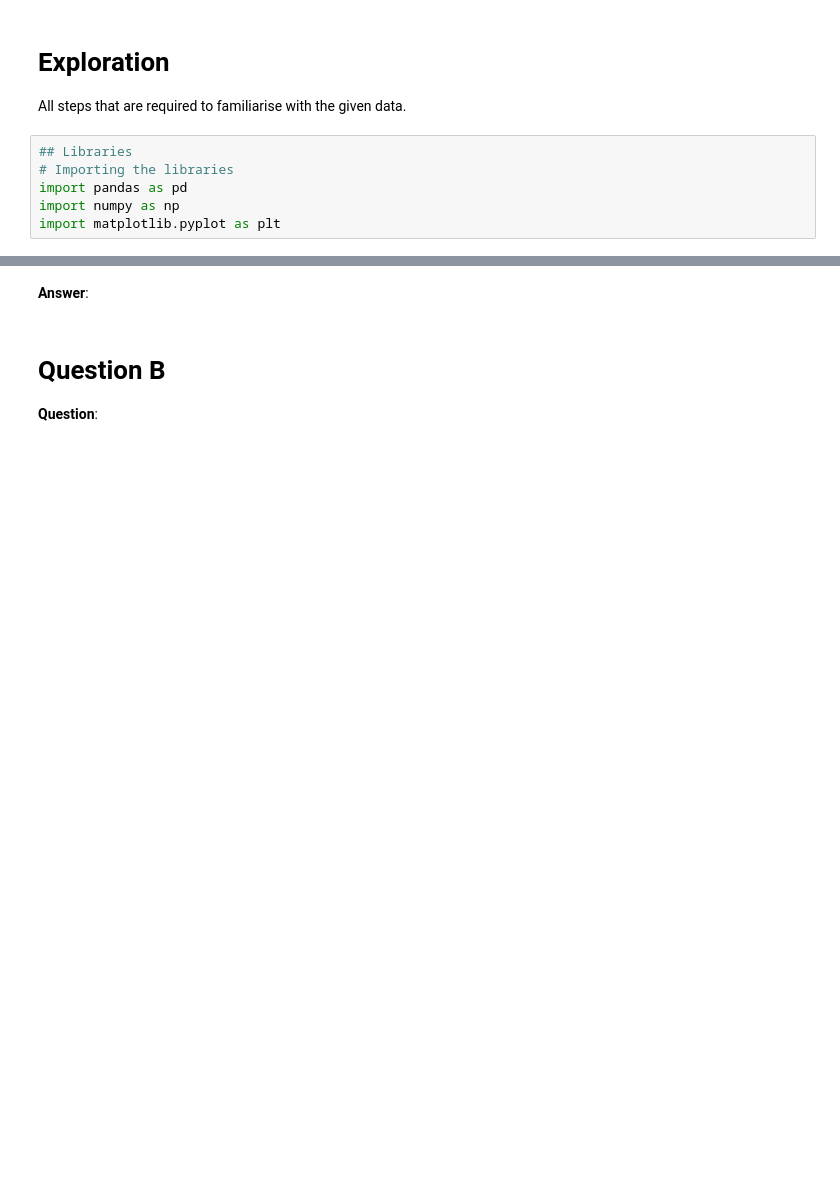
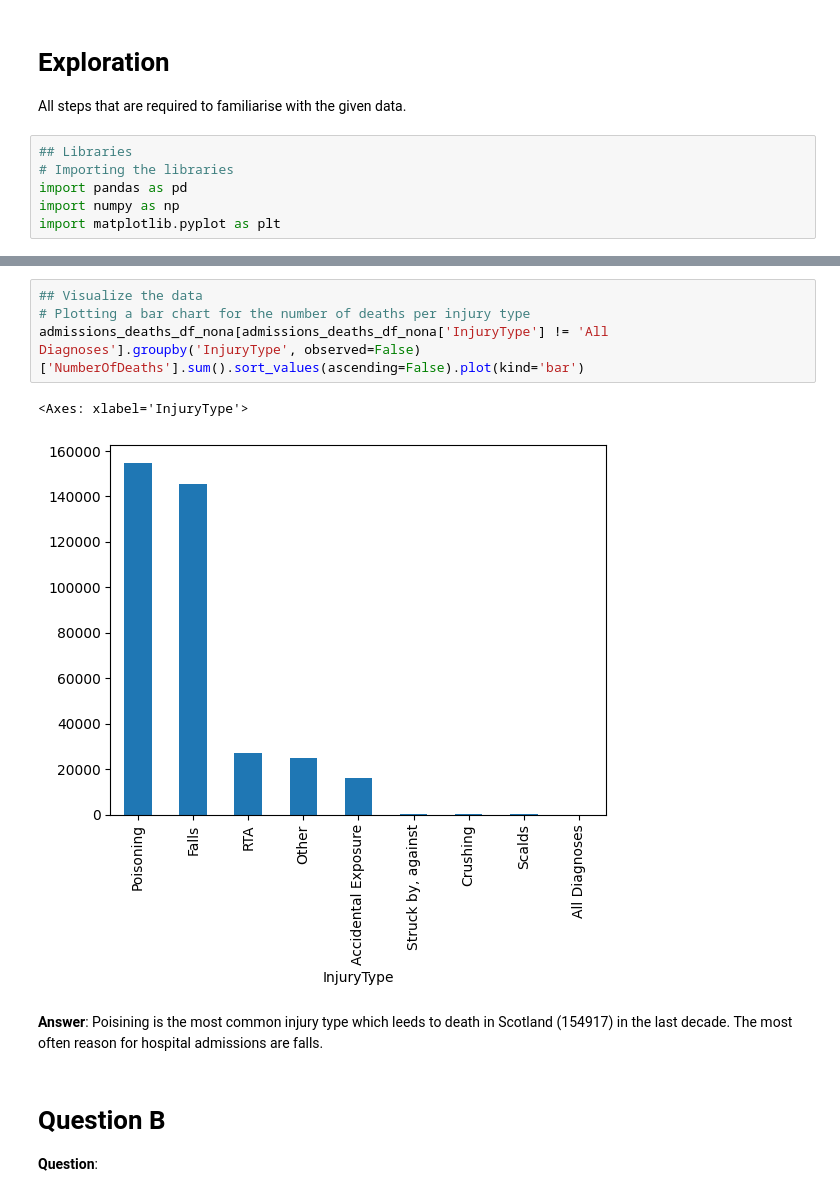
Before and after one commit to DrBenjamin/Applied-Software-Development-in-Health-and-Social-Care, a Jupyter notebook: 3_1_Task_to_present_next_week/Week 3 Task - Unintentional Injuries Dataset v1.0.ipynb, the cells around one changed output, grey strips where cells are left out. Saved outputs shown, nothing was run; the diff lists cells and outputs as text; blank space fills up the shorter version.

```diff
--- a/3_1_Task_to_present_next_week/Week 3 Task - Unintentional Injuries Dataset v1.0.ipynb
+++ b/3_1_Task_to_present_next_week/Week 3 Task - Unintentional Injuries Dataset v1.0.ipynb
@@ -132,5 +286,12 @@ deaths_df
+# %%
+## Visualize the data
+# Plotting a bar chart for the number of deaths per injury type
+admissions_deaths_df_nona[admissions_deaths_df_nona['InjuryType'] != 'All Diagnoses'].groupby('InjuryType', observed=False)['NumberOfDeaths'].sum().sort_values(ascending=False).plot(kind='bar')
+# %% [output]
+<Axes: xlabel='InjuryType'>
+[figure, added]
 # %% [markdown]
-**Answer**:
+**Answer**: Poisining is the most common injury type which leeds to death in Scotland (154917) in the last decade. The most often reason for hospital admissions are falls.
 # %% [markdown]
 # Question B
 
```
Also changed, not shown: parts of 9 cells of this notebook.
